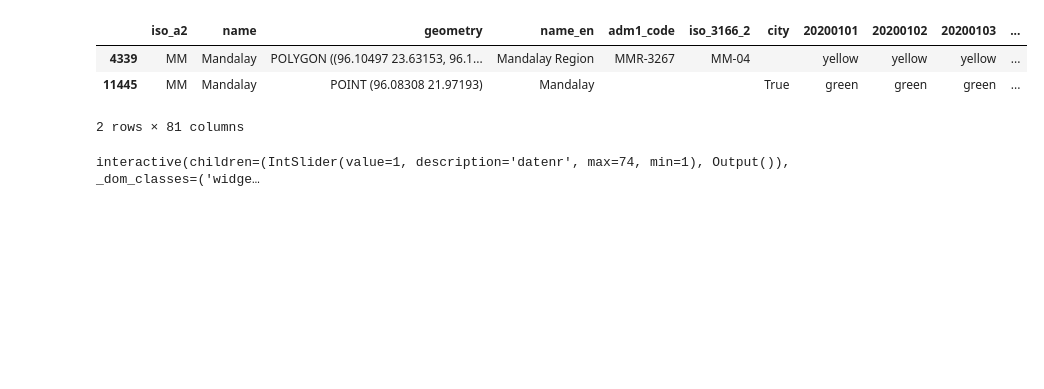
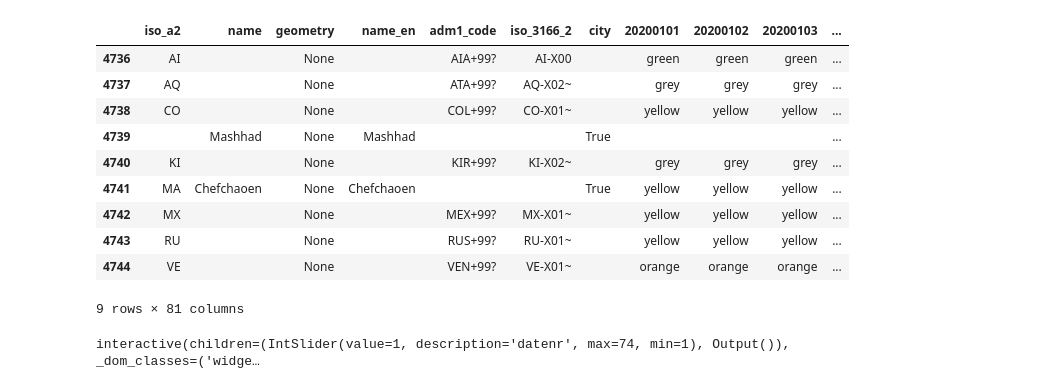
Before and after one commit to jaspervanderheide/Dutch-Travel-Advices, a Jupyter notebook: merge.ipynb, the cells around one changed output. Saved outputs shown, nothing was run; the diff lists cells and outputs as text; code cells hidden in the pictures; blank space fills up the shorter version.

```diff
--- a/merge.ipynb
+++ b/merge.ipynb
@@ -18,33 +18,40 @@ from matplotlib.lines import Line2D
 # %%
 ## Download the three shapefiles
 geo_df= gpd.read_file("shapefiles/ne_10m_admin_1_states_provinces.shp")
 geo_df2 = gpd.read_file("shapefiles/ne_10m_admin_0_disputed_areas.shp")
 cities_df= gpd.read_file("shapefiles/ne_10m_populated_places.shp")
 
 ## Lower names of columns
 geo_df2.columns = [x.lower() for x in geo_df2.columns]
 cities_df.columns = [x.lower() for x in cities_df.columns]
 
 ## Add a column to seperate cities from regions
 cities_df['city'] = True
 geo_df2['city'] = ""
 geo_df['city'] = ""
 
 ## Concat the columns together
 geo_df = pd.concat([geo_df,geo_df2,cities_df])
 
 geo_df =  geo_df[['iso_a2','name','geometry','name_en', 'adm1_code','iso_3166_2','city']]
 geo_df[['name_en',"adm1_code","iso_3166_2"]] = geo_df[['name_en',"adm1_code","iso_3166_2"]].fillna("")
 manual_df = pd.read_excel('datafile.xlsx',keep_default_na=False)
-geo_df = geo_df.merge(manual_df, on=['iso_a2','name','name_en', 'adm1_code','iso_3166_2','city'],how='outer')
+geo_df = geo_df.merge(manual_df, on=['iso_a2','name','name_en', 'adm1_code','iso_3166_2','city'],how='right')
 date_cols = sorted(set(geo_df.columns) - {'iso_a2','name','name_en', 'adm1_code','iso_3166_2','geometry','city'})
 geo_df.head()
-geo_df[geo_df.name=="Mandalay"]
+geo_df[geo_df.geometry==None]
 # %% [output]
 |  | iso_a2 | name | geometry | name_en | adm1_code | iso_3166_2 | city | 20200101 | 20200102 | 20200103 | ... |
-| 4339 | MM | Mandalay | POLYGON ((96.10497 23.63153, 96.1... | Mandalay Region | MMR-3267 | MM-04 |  | yellow | yellow | yellow | ... |
-| 11445 | MM | Mandalay | POINT (96.08308 21.97193) | Mandalay |  |  | True | green | green | green | ... |
+| 4736 | AI |  | None |  | AIA+99? | AI-X00 |  | green | green | green | ... |
+| 4737 | AQ |  | None |  | ATA+99? | AQ-X02~ |  | grey | grey | grey | ... |
+| 4738 | CO |  | None |  | COL+99? | CO-X01~ |  | yellow | yellow | yellow | ... |
+| 4739 |  | Mashhad | None | Mashhad |  |  | True |  |  |  | ... |
+| 4740 | KI |  | None |  | KIR+99? | KI-X02~ |  | grey | grey | grey | ... |
+| 4741 | MA | Chefchaoen | None | Chefchaoen |  |  | True | yellow | yellow | yellow | ... |
+| 4742 | MX |  | None |  | MEX+99? | MX-X01~ |  | yellow | yellow | yellow | ... |
+| 4743 | RU |  | None |  | RUS+99? | RU-X01~ |  | yellow | yellow | yellow | ... |
+| 4744 | VE |  | None |  | VEN+99? | VE-X01~ |  | orange | orange | orange | ... |
-2 rows × 81 columns
+9 rows × 81 columns
 # %%
 category1 = 'green'
 category2 = 'yellow'
```
Also changed, not shown: parts of 2 cells of this notebook, 7 other files.
